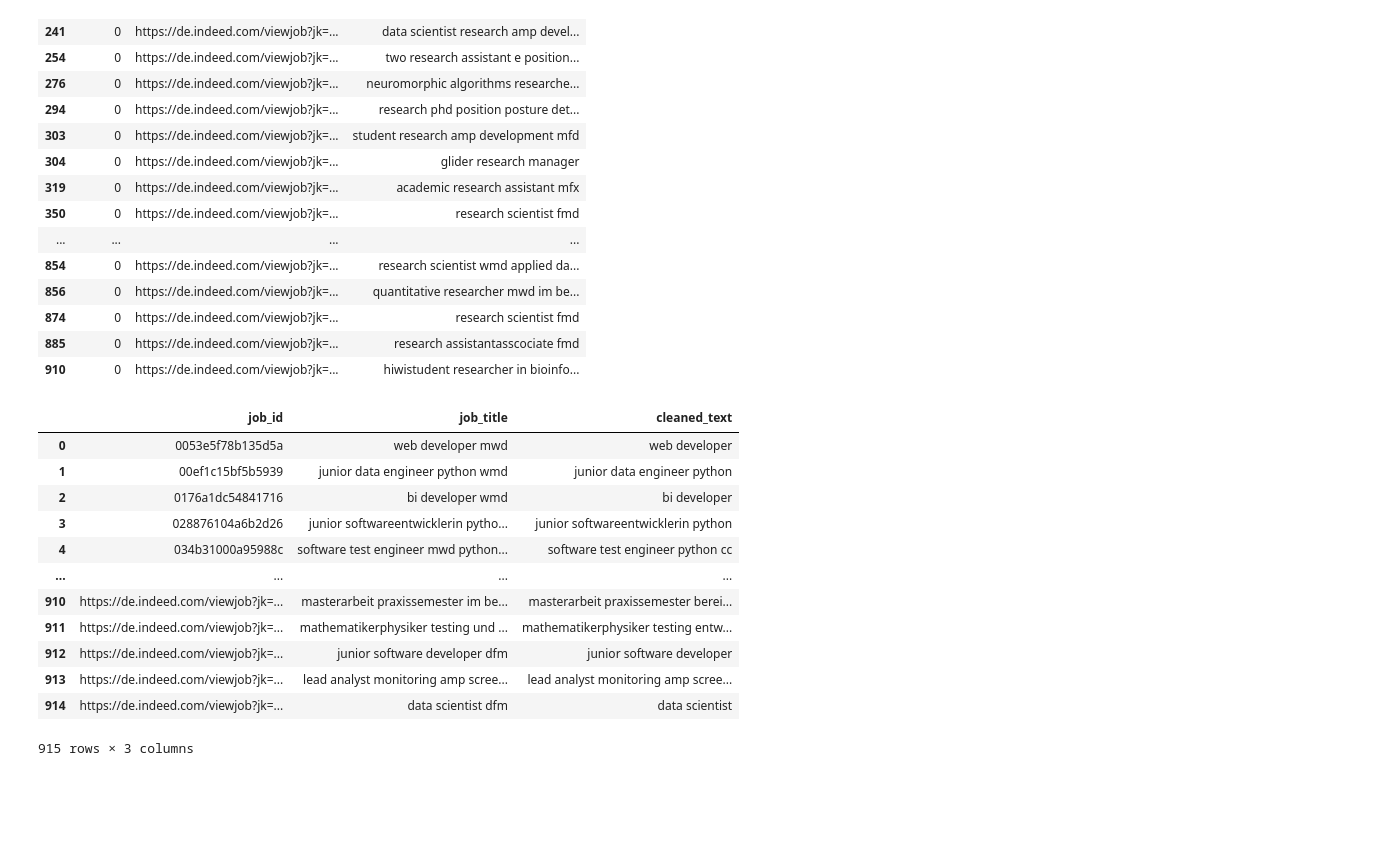
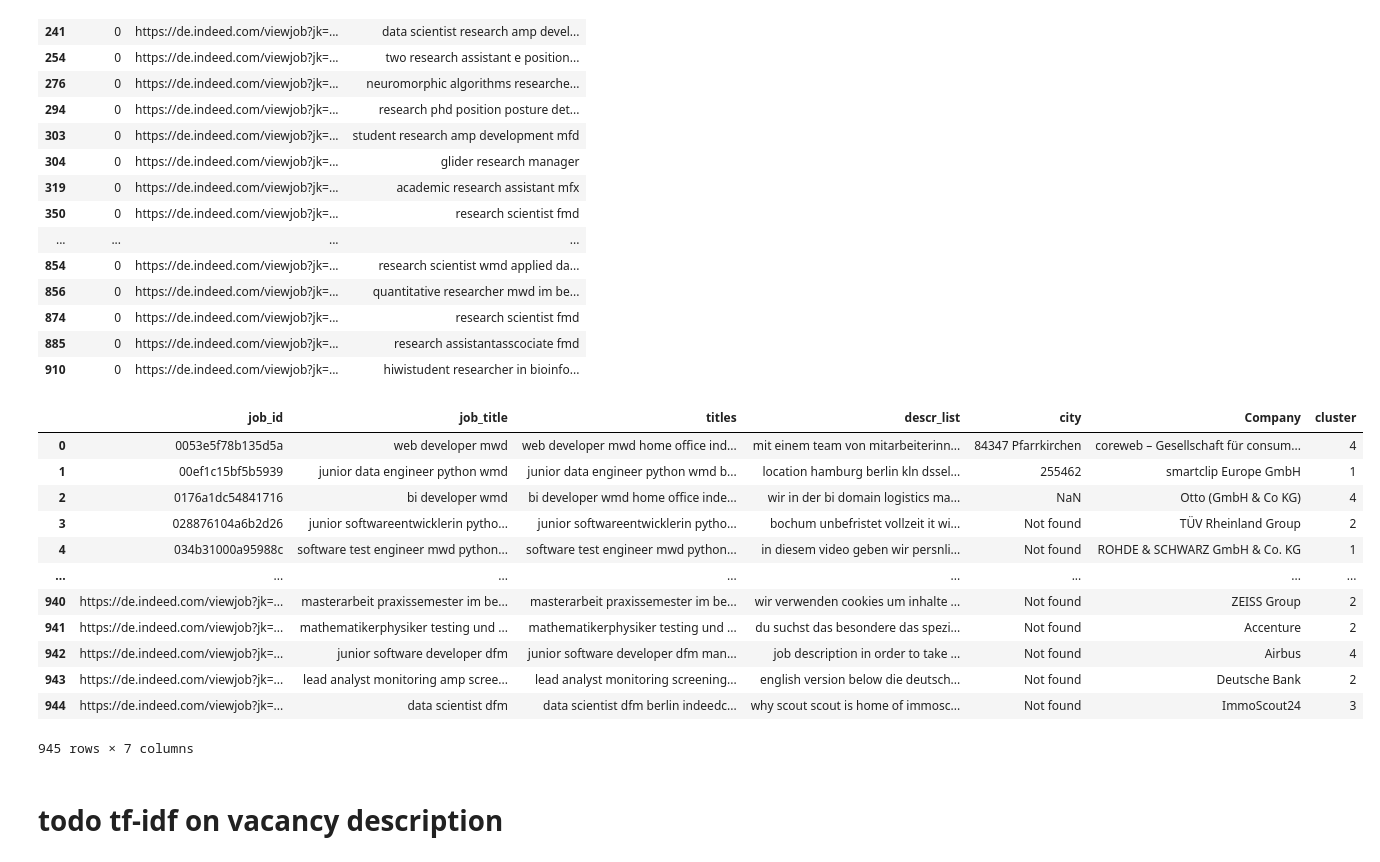
Before and after one commit to damnpav/arbeite_parser, a Jupyter notebook: notebooks/_1_eda_cleaned.ipynb, the cells around one changed output. Cells and saved outputs as stored; diff of their text form; code cells hidden in the pictures; blank space fills up the shorter version.

Commit message:
description clustered

```diff
--- a/notebooks/_1_eda_cleaned.ipynb
+++ b/notebooks/_1_eda_cleaned.ipynb
@@ -644,19 +643,21 @@ bow_df6.loc[bow_df6['cluster']==0]
 | 910 | 0 | https://de.indeed.com/viewjob?jk=... | hiwistudent researcher in bioinfo... |
 # %%
 bow_df6.to_excel('clustered_vacancies.xlsx', index=False)
-# %%
-job_title_df
-# %% [output]
-|  | job_id | job_title | cleaned_text |
-| 0 | 0053e5f78b135d5a | web developer mwd | web developer |
-| 1 | 00ef1c15bf5b5939 | junior data engineer python wmd | junior data engineer python |
-| 2 | 0176a1dc54841716 | bi developer wmd | bi developer |
-| 3 | 028876104a6b2d26 | junior softwareentwicklerin pytho... | junior softwareentwicklerin python |
-| 4 | 034b31000a95988c | software test engineer mwd python... | software test engineer python cc |
-| ... | ... | ... | ... |
-| 910 | https://de.indeed.com/viewjob?jk=... | masterarbeit praxissemester im be... | masterarbeit praxissemester berei... |
-| 911 | https://de.indeed.com/viewjob?jk=... | mathematikerphysiker testing und ... | mathematikerphysiker testing entw... |
-| 912 | https://de.indeed.com/viewjob?jk=... | junior software developer dfm | junior software developer |
-| 913 | https://de.indeed.com/viewjob?jk=... | lead analyst monitoring amp scree... | lead analyst monitoring amp scree... |
-| 914 | https://de.indeed.com/viewjob?jk=... | data scientist dfm | data scientist |
-915 rows × 3 columns
+# %%
+jobs_df
+# %% [output]
+|  | job_id | job_title | titles | descr_list | city | Company | cluster |
+| 0 | 0053e5f78b135d5a | web developer mwd | web developer mwd home office ind... | mit einem team von mitarbeiterinn... | 84347 Pfarrkirchen | coreweb – Gesellschaft für consum... | 4 |
+| 1 | 00ef1c15bf5b5939 | junior data engineer python wmd | junior data engineer python wmd b... | location hamburg berlin kln dssel... | 255462 | smartclip Europe GmbH | 1 |
+| 2 | 0176a1dc54841716 | bi developer wmd | bi developer wmd home office inde... | wir in der bi domain logistics ma... | NaN | Otto (GmbH & Co KG) | 4 |
+| 3 | 028876104a6b2d26 | junior softwareentwicklerin pytho... | junior softwareentwicklerin pytho... | bochum unbefristet vollzeit it wi... | Not found | TÜV Rheinland Group | 2 |
+| 4 | 034b31000a95988c | software test engineer mwd python... | software test engineer mwd python... | in diesem video geben wir persnli... | Not found | ROHDE & SCHWARZ GmbH & Co. KG | 1 |
+| ... | ... | ... | ... | ... | ... | ... | ... |
+| 940 | https://de.indeed.com/viewjob?jk=... | masterarbeit praxissemester im be... | masterarbeit praxissemester im be... | wir verwenden cookies um inhalte ... | Not found | ZEISS Group | 2 |
+| 941 | https://de.indeed.com/viewjob?jk=... | mathematikerphysiker testing und ... | mathematikerphysiker testing und ... | du suchst das besondere das spezi... | Not found | Accenture | 2 |
+| 942 | https://de.indeed.com/viewjob?jk=... | junior software developer dfm | junior software developer dfm man... | job description in order to take ... | Not found | Airbus | 4 |
+| 943 | https://de.indeed.com/viewjob?jk=... | lead analyst monitoring amp scree... | lead analyst monitoring screening... | english version below die deutsch... | Not found | Deutsche Bank | 2 |
+| 944 | https://de.indeed.com/viewjob?jk=... | data scientist dfm | data scientist dfm berlin indeedc... | why scout scout is home of immosc... | Not found | ImmoScout24 | 3 |
+945 rows × 7 columns
+# %% [markdown]
+# todo tf-idf on vacancy description
```
Also changed, not shown: parts of 3 cells of this notebook, 1 other file.
